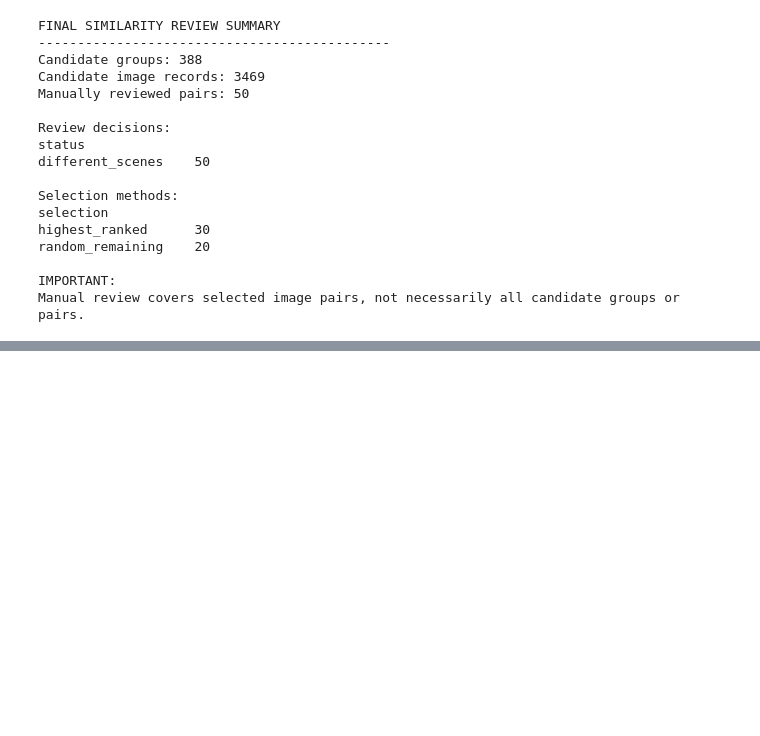
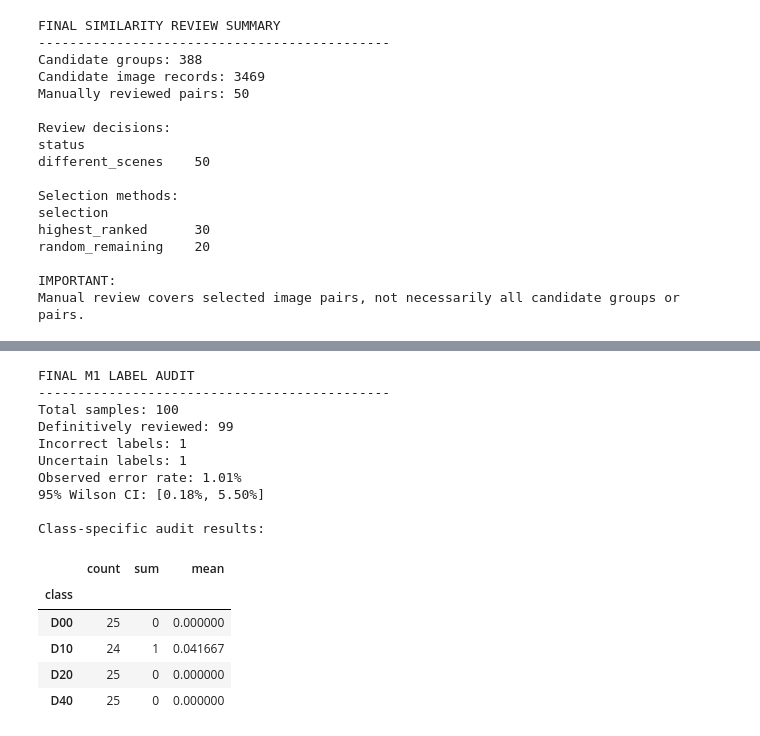
Before and after one commit to abdulmajeedalosaimi/road-damage-detection, a Jupyter notebook: notebooks/M1_Preprocessing_Overview.ipynb, the cells around one changed output, grey strips where cells are left out. Cells and saved outputs as stored; diff of their text form; code cells hidden in the pictures; blank space fills up the shorter version.

```diff
--- a/notebooks/M1_Preprocessing_Overview.ipynb
+++ b/notebooks/M1_Preprocessing_Overview.ipynb
@@ -839,0 +1431,64 @@ Manual review covers selected image pairs, not necessarily all candidate groups
+# %%
+
+import pandas as pd
+from pathlib import Path
+from statsmodels.stats.proportion import proportion_confint
+
+audit_path = Path("data/processed/m1_visual_label_audit.csv")
+audit = pd.read_csv(audit_path)
+
+audit["review_status"] = (
+    audit["review_status"].astype(str).str.strip().str.lower()
+)
+
+valid = {"correct", "incorrect", "uncertain"}
+assert audit["review_status"].isin(valid).all(), \
+    "Some review decisions are missing or invalid"
+
+reviewed = audit[
+    audit["review_status"].isin(["correct", "incorrect"])
+].copy()
+
+n = len(reviewed)
+errors = (reviewed["review_status"] == "incorrect").sum()
+uncertain = (audit["review_status"] == "uncertain").sum()
+
+lower, upper = proportion_confint(
+    errors, n, alpha=0.05, method="wilson"
+)
+
+print("FINAL M1 LABEL AUDIT")
+print("-" * 45)
+print("Total samples:", len(audit))
+print("Definitively reviewed:", n)
+print("Incorrect labels:", errors)
+print("Uncertain labels:", uncertain)
+print(f"Observed error rate: {errors/n:.2%}")
+print(f"95% Wilson CI: [{lower:.2%}, {upper:.2%}]")
+
+print("\nClass-specific audit results:")
+reviewed["error"] = (
+    reviewed["review_status"] == "incorrect"
+).astype(int)
+
+display(
+    reviewed.groupby("class")["error"]
+    .agg(["count", "sum", "mean"])
+)
+# %% [output]
+FINAL M1 LABEL AUDIT
+---------------------------------------------
+Total samples: 100
+Definitively reviewed: 99
+Incorrect labels: 1
+Uncertain labels: 1
+Observed error rate: 1.01%
+95% Wilson CI: [0.18%, 5.50%]
+
+Class-specific audit results:
+|  | count | sum | mean |
+| class |  |  |  |
+| D00 | 25 | 0 | 0.000000 |
+| D10 | 24 | 1 | 0.041667 |
+| D20 | 25 | 0 | 0.000000 |
+| D40 | 25 | 0 | 0.000000 |
```
Also changed, not shown: parts of 23 cells of this notebook, 1 other file.
